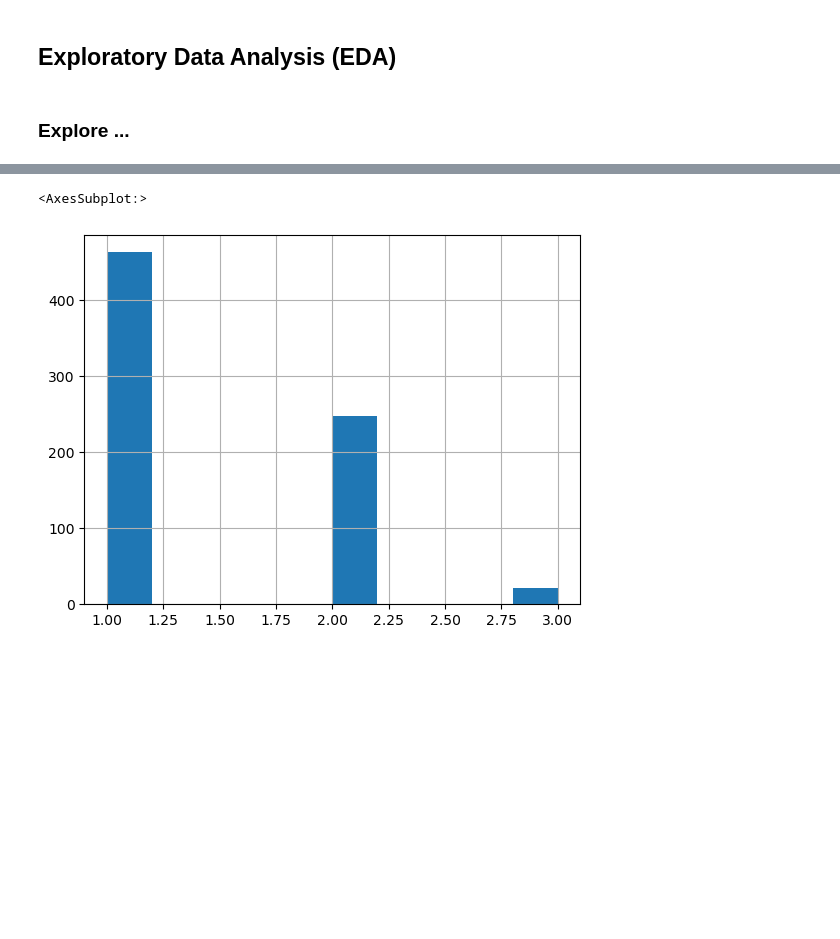
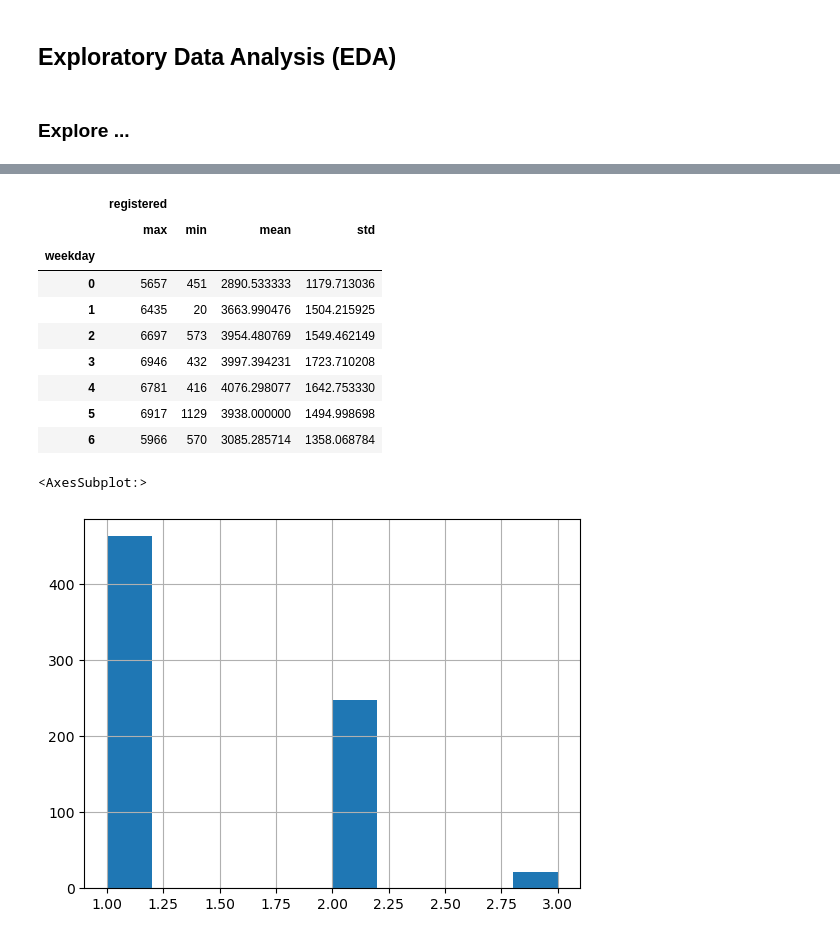
Before and after one commit to Iqbalfaridzi23/Analisis-Data-Bike-Sharing, a Jupyter notebook: notebook.ipynb, the cells around one changed output, grey strips where cells are left out. Drawn from its saved outputs; the diff is of its cells as text; code cells hidden in the pictures; blank space fills up the shorter version.

```diff
--- a/notebook.ipynb
+++ b/notebook.ipynb
@@ -213,3 +255,18 @@ memory usage: 91.5 KB
+# %%
+day_df.groupby(by="weekday").agg({
+    "registered": ["max", "min", "mean", "std"]
+})
+# %% [output]
+|  | registered |  |  |  |
+|  | max | min | mean | std |
+| weekday |  |  |  |  |
+| 0 | 5657 | 451 | 2890.533333 | 1179.713036 |
+| 1 | 6435 | 20 | 3663.990476 | 1504.215925 |
+| 2 | 6697 | 573 | 3954.480769 | 1549.462149 |
+| 3 | 6946 | 432 | 3997.394231 | 1723.710208 |
+| 4 | 6781 | 416 | 4076.298077 | 1642.753330 |
+| 5 | 6917 | 1129 | 3938.000000 | 1494.998698 |
+| 6 | 5966 | 570 | 3085.285714 | 1358.068784 |
 # %%
 day_df.weathersit.hist()
 # %% [output]
```
Also changed, not shown: parts of 9 cells of this notebook.
